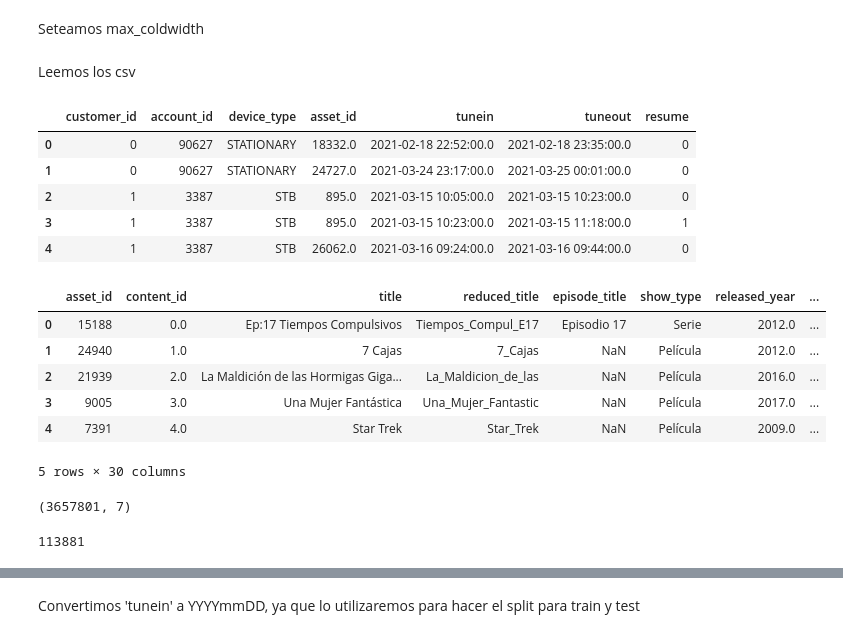
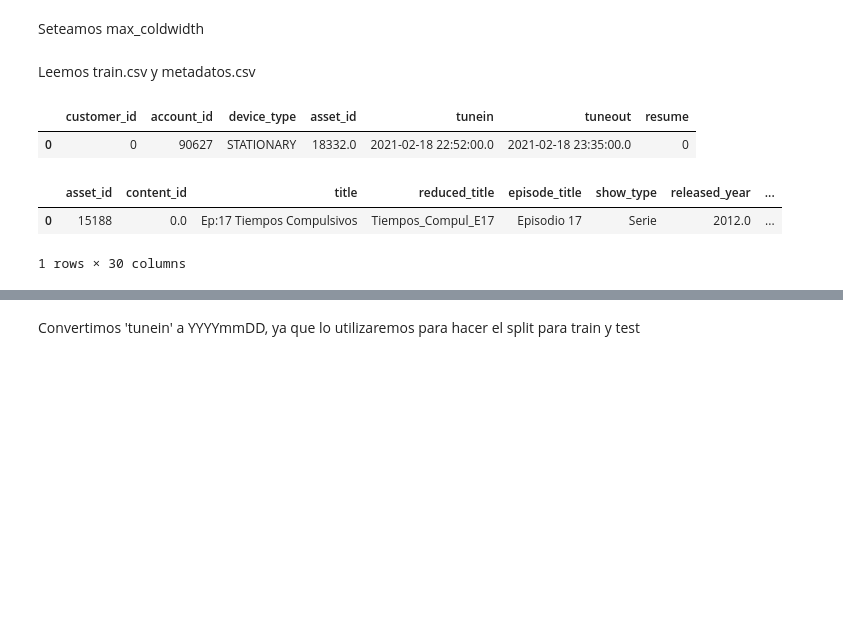
Before and after one commit to ivanjavierparra/Data-Science-Sprint-3, a Jupyter notebook: Entrega_3.ipynb, the cells around one changed output, grey strips where cells are left out. Drawn from its saved outputs; the diff is of its cells as text; code cells hidden in the pictures; blank space fills up the shorter version.

```diff
--- a/Entrega_3.ipynb
+++ b/Entrega_3.ipynb
@@ -73,36 +63,22 @@ conda install -c conda-forge lightfm
 Seteamos max_coldwidth
 # %%
 pd.options.display.max_colwidth = 10000
-# %% [markdown]
-Leemos los csv
+# %% [markdown]
+Leemos train.csv y metadatos.csv
 # %%
 # df_train = pd.read_csv('/content/drive/MyDrive/Cursos/Especializacion en Data Science/Sprint 3/train.csv', delimiter=',')
-df_train = pd.read_csv('c:/Users/Asus/Downloads/Curso Data Science - 2022/Cuarto Trabajo/data/train.csv', delimiter=',')
-df_train.head()
+# df_train = pd.read_csv('c:/Users/Asus/Downloads/Curso Data Science - 2022/Cuarto Trabajo/data/train.csv', delimiter=',')
+df_train = pd.read_csv('./train.csv', delimiter=',')
+df_train.head(1)
 # %% [output]
 |  | customer_id | account_id | device_type | asset_id | tunein | tuneout | resume |
 | 0 | 0 | 90627 | STATIONARY | 18332.0 | 2021-02-18 22:52:00.0 | 2021-02-18 23:35:00.0 | 0 |
-| 1 | 0 | 90627 | STATIONARY | 24727.0 | 2021-03-24 23:17:00.0 | 2021-03-25 00:01:00.0 | 0 |
-| 2 | 1 | 3387 | STB | 895.0 | 2021-03-15 10:05:00.0 | 2021-03-15 10:23:00.0 | 0 |
-| 3 | 1 | 3387 | STB | 895.0 | 2021-03-15 10:23:00.0 | 2021-03-15 11:18:00.0 | 1 |
-| 4 | 1 | 3387 | STB | 26062.0 | 2021-03-16 09:24:00.0 | 2021-03-16 09:44:00.0 | 0 |
 # %%
 # df_metadatos = pd.read_csv('/content/drive/MyDrive/Cursos/Especializacion en Data Science/Sprint 3/metadata.csv', delimiter=';')
-df_metadatos = pd.read_csv('c:/Users/Asus/Downloads/Curso Data Science - 2022/Cuarto Trabajo/data/metadata.csv', delimiter=';')
-df_metadatos.head()
+# df_metadatos = pd.read_csv('c:/Users/Asus/Downloads/Curso Data Science - 2022/Cuarto Trabajo/data/metadata.csv', delimiter=';')
+df_metadatos = pd.read_csv('./metadata.csv', delimiter=';')
+df_metadatos.head(1)
 # %% [output]
 |  | asset_id | content_id | title | reduced_title | episode_title | show_type | released_year | ... |
 | 0 | 15188 | 0.0 | Ep:17 Tiempos Compulsivos | Tiempos_Compul_E17 | Episodio 17 | Serie | 2012.0 | ... |
-| 1 | 24940 | 1.0 | 7 Cajas | 7_Cajas | NaN | Película | 2012.0 | ... |
-| 2 | 21939 | 2.0 | La Maldición de las Hormigas Giga... | La_Maldicion_de_las | NaN | Película | 2016.0 | ... |
-| 3 | 9005 | 3.0 | Una Mujer Fantástica | Una_Mujer_Fantastic | NaN | Película | 2017.0 | ... |
-| 4 | 7391 | 4.0 | Star Trek | Star_Trek | NaN | Película | 2009.0 | ... |
-5 rows × 30 columns
+1 rows × 30 columns
-# %%
-df_train.shape
-# %% [output]
-(3657801, 7)
-# %%
-df_train.account_id.nunique()
-# %% [output]
-113881
```
Also changed, not shown: parts of 150 cells of this notebook.
